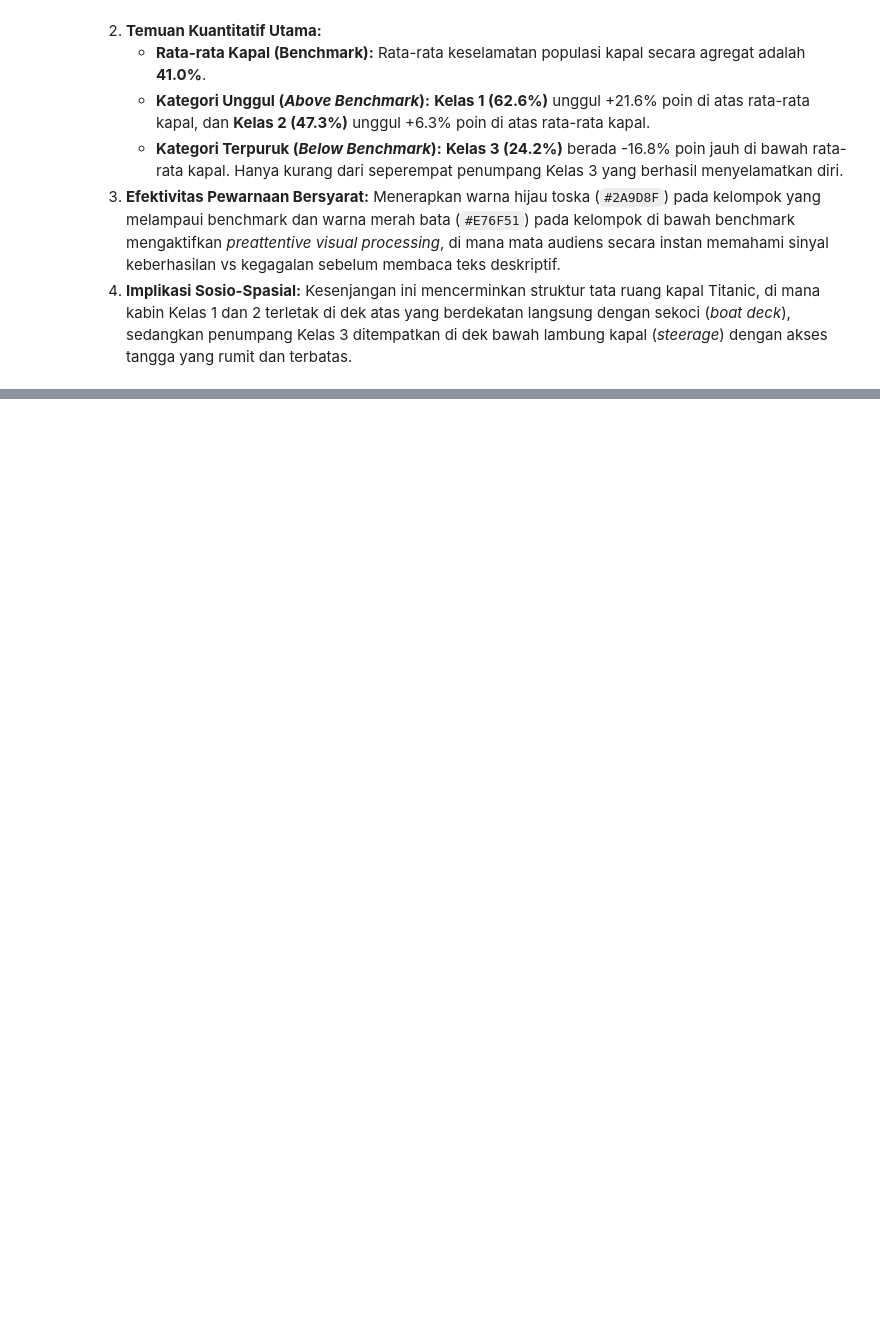
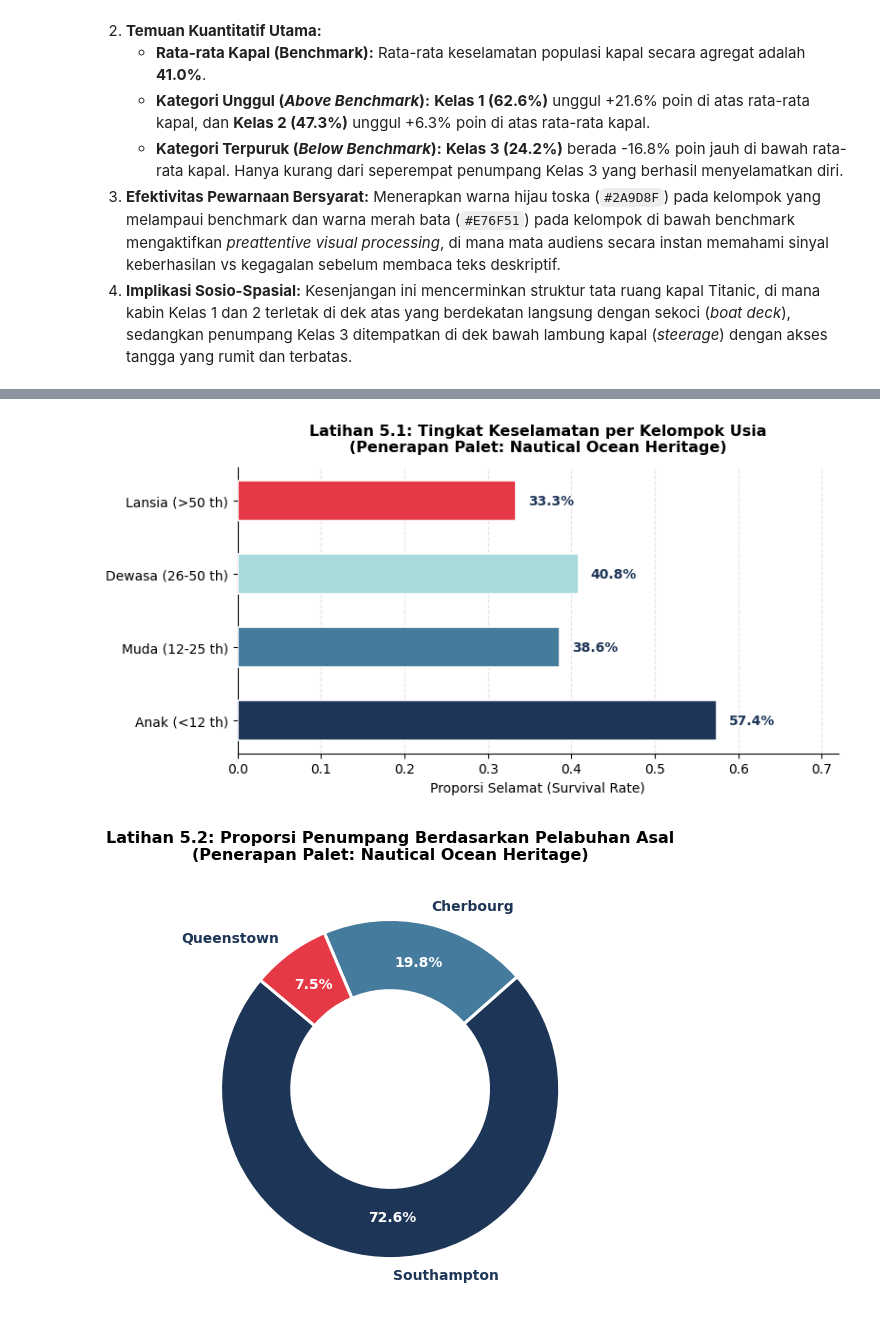
Before and after one commit to G-than12/DV-06-Matplotlib-Visualization-Customization, a Jupyter notebook: Praktikum6_GathanHilabi_60324059.ipynb, the cells around one changed output, grey strips where cells are left out. Saved outputs shown, nothing was run; the diff lists cells and outputs as text; code cells hidden in the pictures; blank space fills up the shorter version.

Commit message:
feat: implement Latihan 5 - nautical ocean heritage theme across multiple charts

```diff
--- a/Praktikum6_GathanHilabi_60324059.ipynb
+++ b/Praktikum6_GathanHilabi_60324059.ipynb
@@ -474,0 +478,73 @@ plt.show()
+# %%
+# Latihan 5: Set warna kustom bertema 'Nautical Ocean Heritage' pada 2 grafik berbeda
+# Definisi Palet Kustom Kategori & Filosofi
+palet_maritim = {
+    "Deep Navy": "#1D3557",     # Biru Laut Dalam: Merepresentasikan kedalaman samudera Atlantik
+    "Steel Blue": "#457B9D",    # Biru Baja: Merepresentasikan konstruksi baja kapal Titanic
+    "Iceberg Mint": "#A8DADC",  # Hijau Mint Es: Merepresentasikan dinginnya air & gunung es
+    "Coral Amber": "#E63946"    # Merah Coral: Merepresentasikan suar peringatan darurat / SOS
+}
+warna_tema = list(palet_maritim.values())
+
+# -------------------------------------------------------------
+# GRAFIK 5.1: Horizontal Bar Chart Tingkat Selamat per Kelompok Usia
+# -------------------------------------------------------------
+df["kelompok_usia"] = pd.cut(df["age"],
+                             bins=[0, 12, 25, 50, 100],
+                             labels=["Anak (<12 th)", "Muda (12-25 th)", "Dewasa (26-50 th)", "Lansia (>50 th)"])
+surv_usia = df.groupby("kelompok_usia", observed=False)["survived"].mean()
+
+fig, ax1 = plt.subplots(figsize=(8, 4.2))
+bars = ax1.barh(surv_usia.index, surv_usia.values, color=warna_tema, height=0.55,
+                edgecolor="white", linewidth=1.2, zorder=3)
+
+# Anotasi langsung di samping kanan bar
+for bar in bars:
+    w = bar.get_width()
+    ax1.text(w + 0.015, bar.get_y() + bar.get_height() / 2,
+             f"{w:.1%}", va="center", ha="left",
+             fontweight="bold", fontsize=10, color="#1D3557")
+
+ax1.set_title("Latihan 5.1: Tingkat Keselamatan per Kelompok Usia\n(Penerapan Palet: Nautical Ocean Heritage)",
+              fontsize=11.5, fontweight="bold", pad=12)
+ax1.set_xlabel("Proporsi Selamat (Survival Rate)", fontsize=10)
+ax1.set_xlim(0, 0.72)
+ax1.grid(axis="x", linestyle="--", alpha=0.35, zorder=0)
+ax1.spines["top"].set_visible(False)
+ax1.spines["right"].set_visible(False)
+plt.tight_layout()
+plt.show()
+
+# -------------------------------------------------------------
+# GRAFIK 5.2: Donut Chart Proporsi Pelabuhan Keberangkatan Penumpang
+# -------------------------------------------------------------
+komposisi_pelabuhan = df["embark_town"].value_counts()
+colors_donut = [warna_tema[0], warna_tema[1], warna_tema[3]] # Navy, Steel Blue, Coral Amber
+
+fig, ax2 = plt.subplots(figsize=(6, 5))
+wedges, texts, autotexts = ax2.pie(komposisi_pelabuhan.values,
+                                    labels=komposisi_pelabuhan.index,
+                                    autopct="%.1f%%",
+                                    startangle=140,
+                                    colors=colors_donut,
+                                    pctdistance=0.76,
+                                    wedgeprops=dict(width=0.42, edgecolor="white", linewidth=2.2))
+
+for autotext in autotexts:
+    autotext.set_color("white")
+    autotext.set_fontweight("bold")
+    autotext.set_fontsize(10)
+
+for text in texts:
+    text.set_fontsize(10)
+    text.set_fontweight("bold")
+    text.set_color("#1D3557")
+
+# Titik tengah donut chart bersih
+ax2.set_title("Latihan 5.2: Proporsi Penumpang Berdasarkan Pelabuhan Asal\n(Penerapan Palet: Nautical Ocean Heritage)",
+              fontsize=11.5, fontweight="bold", pad=12)
+plt.tight_layout()
+plt.show()
+# %% [output]
+[figure, added]
+[figure, added]
```
Also changed, not shown: parts of 2 cells of this notebook.
